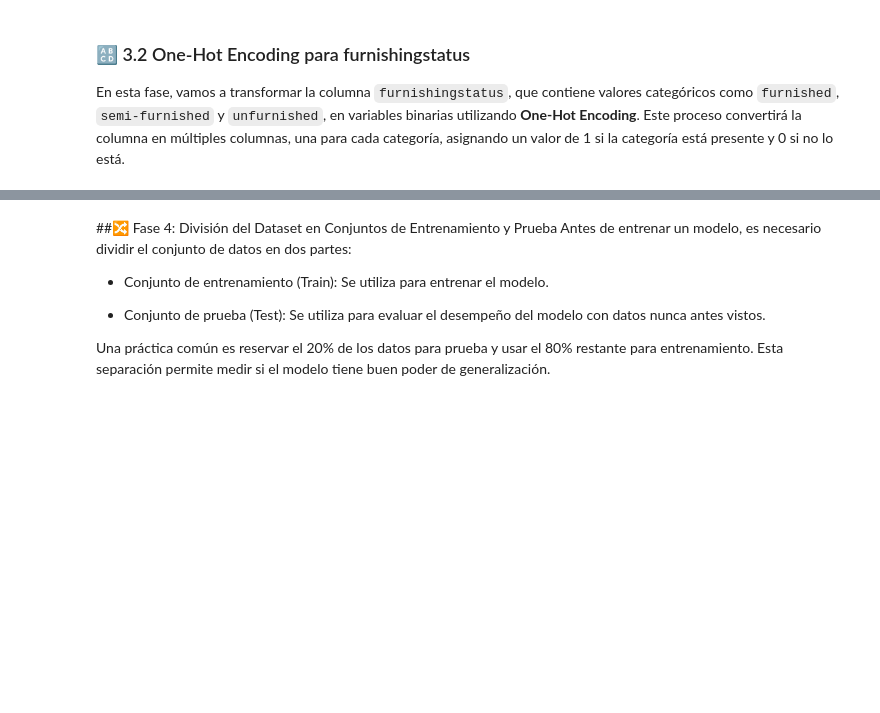
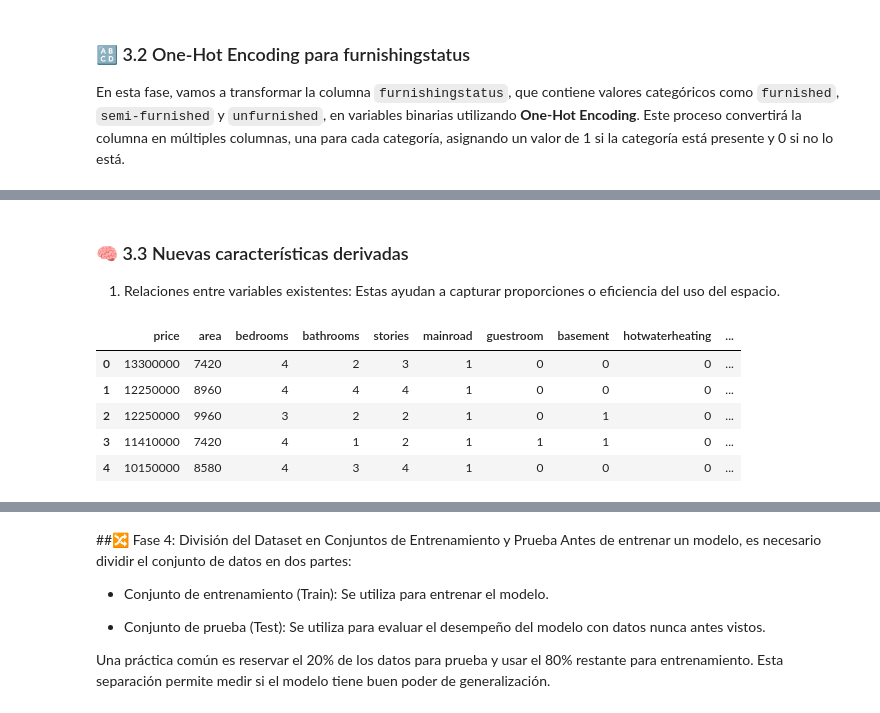
Before and after one commit to leonxrdon/housing_price, a Jupyter notebook: housing_prices_data/cleaning_housing.ipynb, the cells around one changed output, grey strips where cells are left out. Drawn from its saved outputs; the diff is of its cells as text; code cells hidden in the pictures; blank space fills up the shorter version.

Commit message:
🏘️ Housing Price Model

```diff
--- a/housing_prices_data/cleaning_housing.ipynb
+++ b/housing_prices_data/cleaning_housing.ipynb
@@ -272,0 +331,29 @@ print(df.head())
+# %%
+import pandas as pd
+import numpy as np
+
+def generar_datos_sinteticos(df, n, noise_level=0.05):
+    df_synth = df.copy()
+
+    # Seleccionamos columnas numéricas (puedes ajustar esto según necesidad)
+    numeric_cols = df.select_dtypes(include=[np.number]).columns.tolist()
+
+    # Creamos n muestras aleatorias del dataset original
+    df_sample = df.sample(n=n, replace=True).reset_index(drop=True)
+
+    # Agregamos ruido
+    for col in numeric_cols:
+        std = df[col].std()
+        noise = np.random.normal(0, noise_level * std, size=n)
+        df_sample[col] += noise
+
+    # Aseguramos que los enteros no pierdan su tipo
+    for col in df.columns:
+        if 'int' in str(df[col].dtype):
+            df_sample[col] = df_sample[col].round().astype(int)
+
+    return df_sample
+
+df_sintetico = generar_datos_sinteticos(df, n=1500)
+df = pd.concat([df, df_sintetico], ignore_index=True)
+df.count()
@@ -272,0 +378,24 @@ print(df.head())
+# %% [markdown]
+### 🧠 3.3 Nuevas características derivadas
+1. Relaciones entre variables existentes: Estas ayudan a capturar proporciones o eficiencia del uso del espacio.
+# %%
+# Área por habitación (densidad)
+df['area_per_room'] = df['area'] / (df['bedrooms'] + df['bathrooms'])
+
+# Baños por dormitorio
+df['bath_per_bed'] = df['bathrooms'] / df['bedrooms']
+
+# Área por piso (stories)
+df['area_per_story'] = df['area'] / df['stories']
+
+# Espacio por estacionamiento
+df['area_per_parking'] = df['area'] / (df['parking'] + 1)  # +1 para evitar división por cero
+
+df.head()
+# %% [output]
+|  | price | area | bedrooms | bathrooms | stories | mainroad | guestroom | basement | hotwaterheating | ... |
+| 0 | 13300000 | 7420 | 4 | 2 | 3 | 1 | 0 | 0 | 0 | ... |
+| 1 | 12250000 | 8960 | 4 | 4 | 4 | 1 | 0 | 0 | 0 | ... |
+| 2 | 12250000 | 9960 | 3 | 2 | 2 | 1 | 0 | 1 | 0 | ... |
+| 3 | 11410000 | 7420 | 4 | 1 | 2 | 1 | 1 | 1 | 0 | ... |
+| 4 | 10150000 | 8580 | 4 | 3 | 4 | 1 | 0 | 0 | 0 | ... |
```
Also changed, not shown: parts of 19 cells of this notebook, 5 other files.
